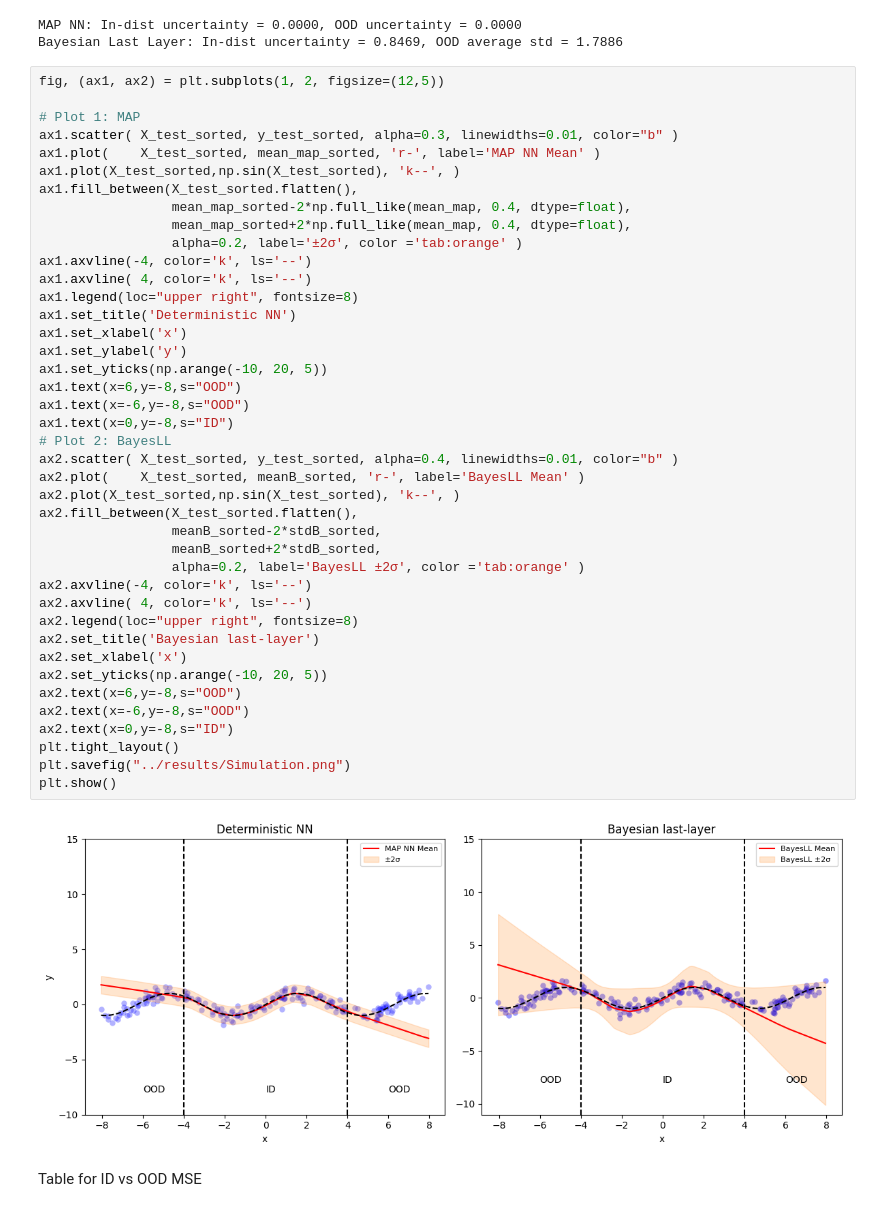
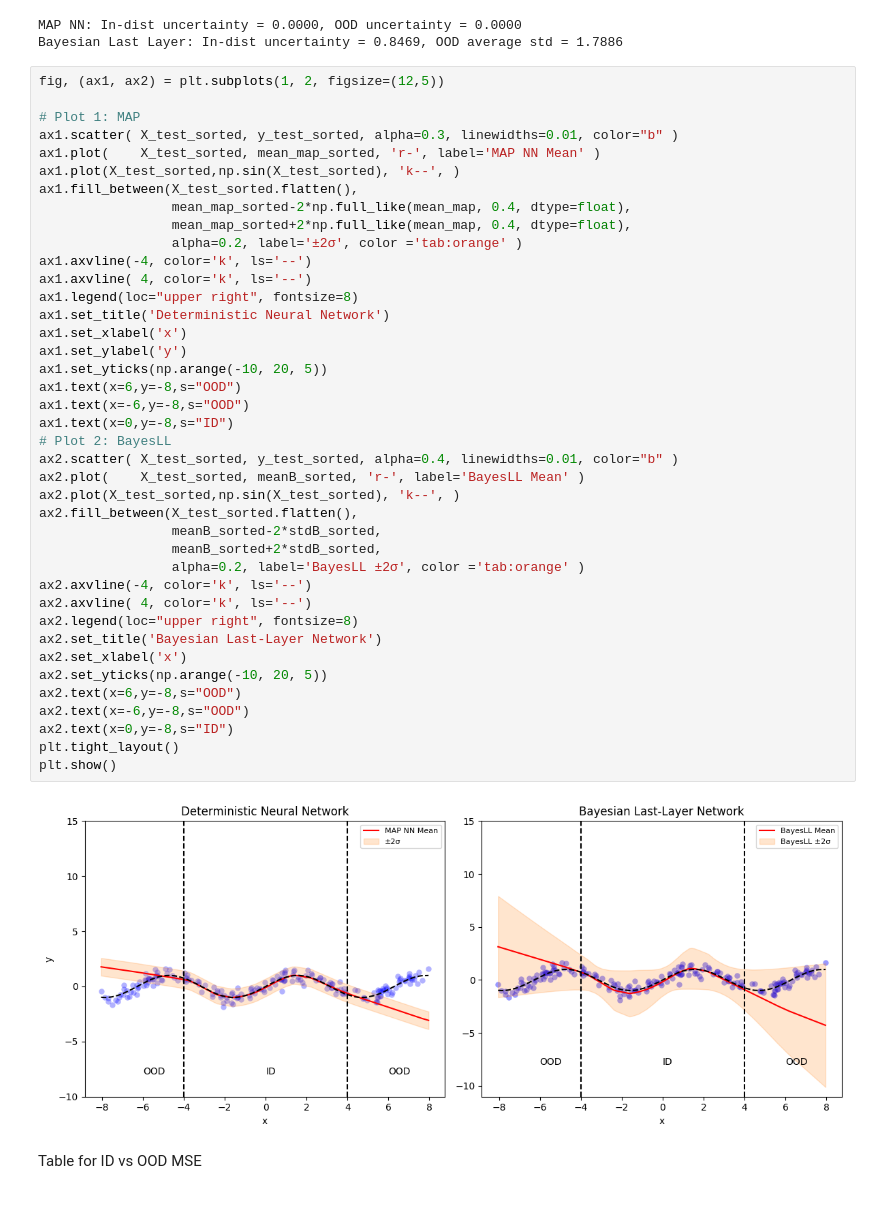
Before and after one commit to Kingmopser/ProbabilisticML, a Jupyter notebook: src/Simulation.ipynb, the cells around one changed output. Cells and saved outputs as stored; diff of their text form.

```diff
--- a/src/Simulation.ipynb
+++ b/src/Simulation.ipynb
@@ -136,37 +136,36 @@ ax1.fill_between(X_test_sorted.flatten(),
                  mean_map_sorted+2*np.full_like(mean_map, 0.4, dtype=float),
                  alpha=0.2, label='±2σ', color ='tab:orange' )
 ax1.axvline(-4, color='k', ls='--')
 ax1.axvline( 4, color='k', ls='--')
 ax1.legend(loc="upper right", fontsize=8)
-ax1.set_title('Deterministic NN')
+ax1.set_title('Deterministic Neural Network')
 ax1.set_xlabel('x')
 ax1.set_ylabel('y')
 ax1.set_yticks(np.arange(-10, 20, 5))
 ax1.text(x=6,y=-8,s="OOD")
 ax1.text(x=-6,y=-8,s="OOD")
 ax1.text(x=0,y=-8,s="ID")
 # Plot 2: BayesLL
 ax2.scatter( X_test_sorted, y_test_sorted, alpha=0.4, linewidths=0.01, color="b" )
 ax2.plot(    X_test_sorted, meanB_sorted, 'r-', label='BayesLL Mean' )
 ax2.plot(X_test_sorted,np.sin(X_test_sorted), 'k--', )
 ax2.fill_between(X_test_sorted.flatten(),
                  meanB_sorted-2*stdB_sorted,
                  meanB_sorted+2*stdB_sorted,
                  alpha=0.2, label='BayesLL ±2σ', color ='tab:orange' )
 ax2.axvline(-4, color='k', ls='--')
 ax2.axvline( 4, color='k', ls='--')
 ax2.legend(loc="upper right", fontsize=8)
-ax2.set_title('Bayesian last-layer')
+ax2.set_title('Bayesian Last-Layer Network')
 ax2.set_xlabel('x')
 ax2.set_yticks(np.arange(-10, 20, 5))
 ax2.text(x=6,y=-8,s="OOD")
 ax2.text(x=-6,y=-8,s="OOD")
 ax2.text(x=0,y=-8,s="ID")
 plt.tight_layout()
-plt.savefig("../results/Simulation.png")
 plt.show()
 # %% [output]
-[figure, old version]
+[figure, new version]
 # %% [markdown]
 Table for ID vs OOD MSE
 # %%
```
Also changed, not shown: 6 other files.
